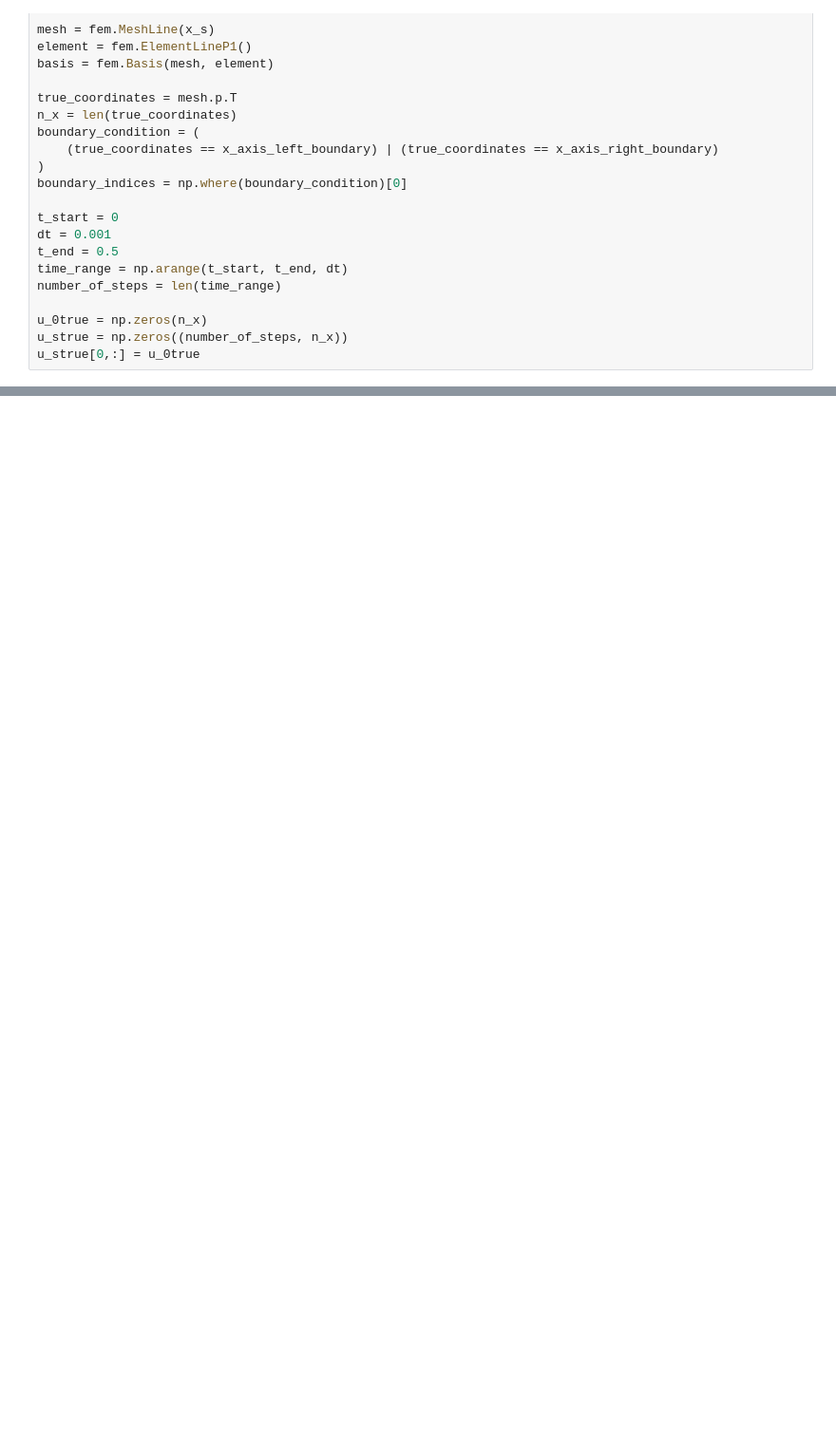
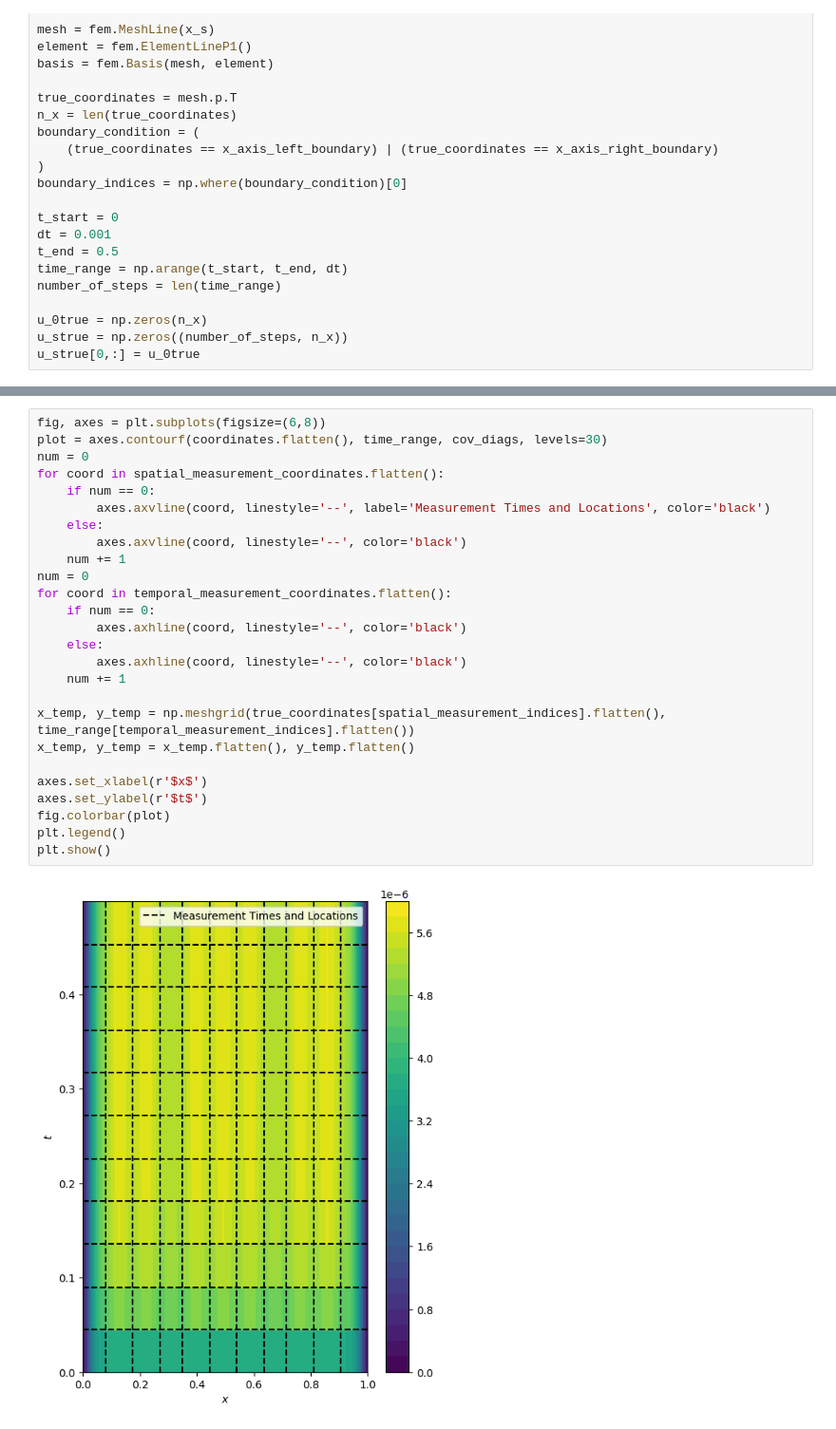
Before and after one commit to danielgerardclaassen/statfem-mcmc, a Jupyter notebook: heat.ipynb, the cells around one changed output, grey strips where cells are left out. Shown at 95% size. Drawn from its saved outputs; the diff is of its cells as text; blank space fills up the shorter version.

```diff
--- a/heat.ipynb
+++ b/heat.ipynb
@@ -120,0 +370,28 @@ plt.show()
+# %%
+fig, axes = plt.subplots(figsize=(6,8))
+plot = axes.contourf(coordinates.flatten(), time_range, cov_diags, levels=30)
+num = 0
+for coord in spatial_measurement_coordinates.flatten():
+    if num == 0:
+        axes.axvline(coord, linestyle='--', label='Measurement Times and Locations', color='black')
+    else:
+        axes.axvline(coord, linestyle='--', color='black')
+    num += 1
+num = 0
+for coord in temporal_measurement_coordinates.flatten():
+    if num == 0:
+        axes.axhline(coord, linestyle='--', color='black')
+    else:
+        axes.axhline(coord, linestyle='--', color='black')
+    num += 1
+
+x_temp, y_temp = np.meshgrid(true_coordinates[spatial_measurement_indices].flatten(), time_range[temporal_measurement_indices].flatten())
+x_temp, y_temp = x_temp.flatten(), y_temp.flatten()
+
+axes.set_xlabel(r'$x$')
+axes.set_ylabel(r'$t$')
+fig.colorbar(plot)
+plt.legend()
+plt.show()
+# %% [output]
+[figure, added]
```
Also changed, not shown: parts of 10 cells of this notebook, 1 other file.
